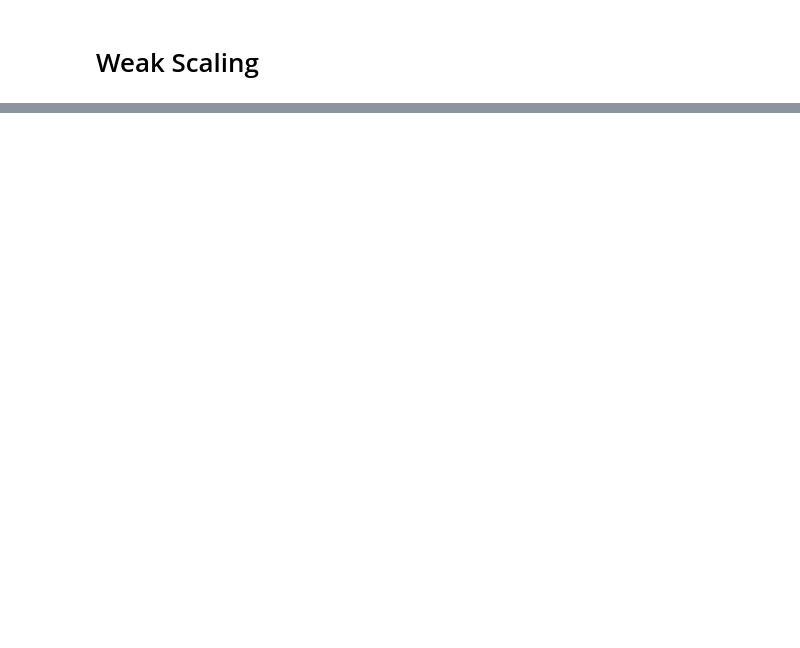
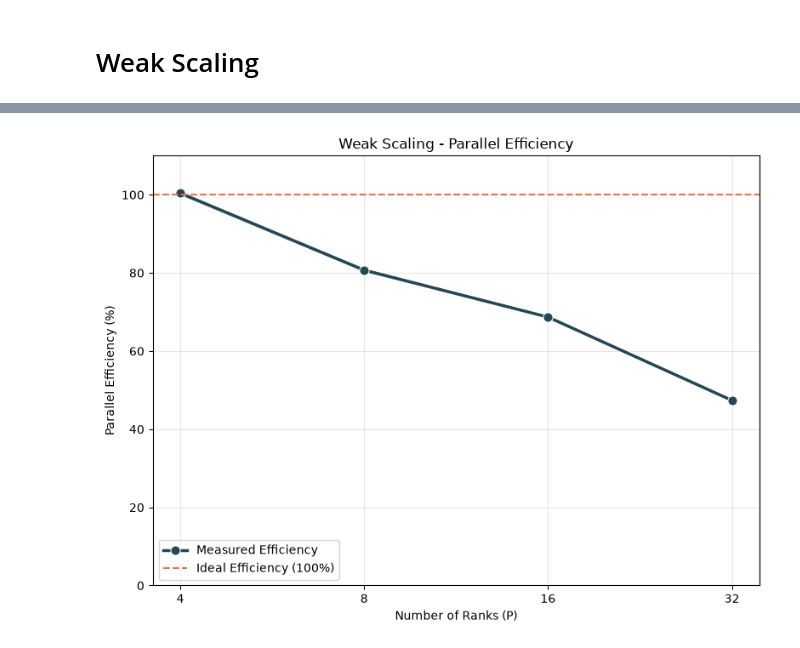
Before and after one commit to frekkoz3/Parallel-Sample-Sort, a Jupyter notebook: Script/weak_scaling.ipynb, the cells around one changed output, grey strips where cells are left out. Drawn from its saved outputs; the diff is of its cells as text; code cells hidden in the pictures; blank space fills up the shorter version.

```diff
--- a/Script/weak_scaling.ipynb
+++ b/Script/weak_scaling.ipynb
@@ -68,0 +123,39 @@ plt.show()
+# %%
+plt.figure(figsize=(8, 6))
+
+# Plot measured efficiency curve using Seaborn
+ax = sns.lineplot(
+    data=results,
+    x="n_ranks",
+    y="efficiency",
+    marker="o",
+    markersize=8,
+    linewidth=2.5,
+    color="#264653",
+    label="Measured Efficiency",
+)
+
+# Plot reference 100% ideal efficiency line
+plt.axhline(
+    y=100,
+    linestyle="--",
+    color="#E76F51",
+    linewidth=1.5,
+    label="Ideal Efficiency (100%)",
+)
+
+# Set log scale for x-axis to evenly space power-of-2 rank counts
+plt.xscale("log", base=2)
+ranks = sorted(results["n_ranks"].unique())
+plt.xticks(ranks, ranks)
+
+plt.xlabel("Number of Ranks (P)")
+plt.ylabel("Parallel Efficiency (%)")
+plt.title("Weak Scaling - Parallel Efficiency")
+plt.ylim(0, 110)
+plt.grid(True, alpha=0.3)
+plt.legend(frameon=True)
+plt.tight_layout()
+plt.show()
+# %% [output]
+[figure, added]
```
Also changed, not shown: parts of 4 cells of this notebook, 1 other file.
